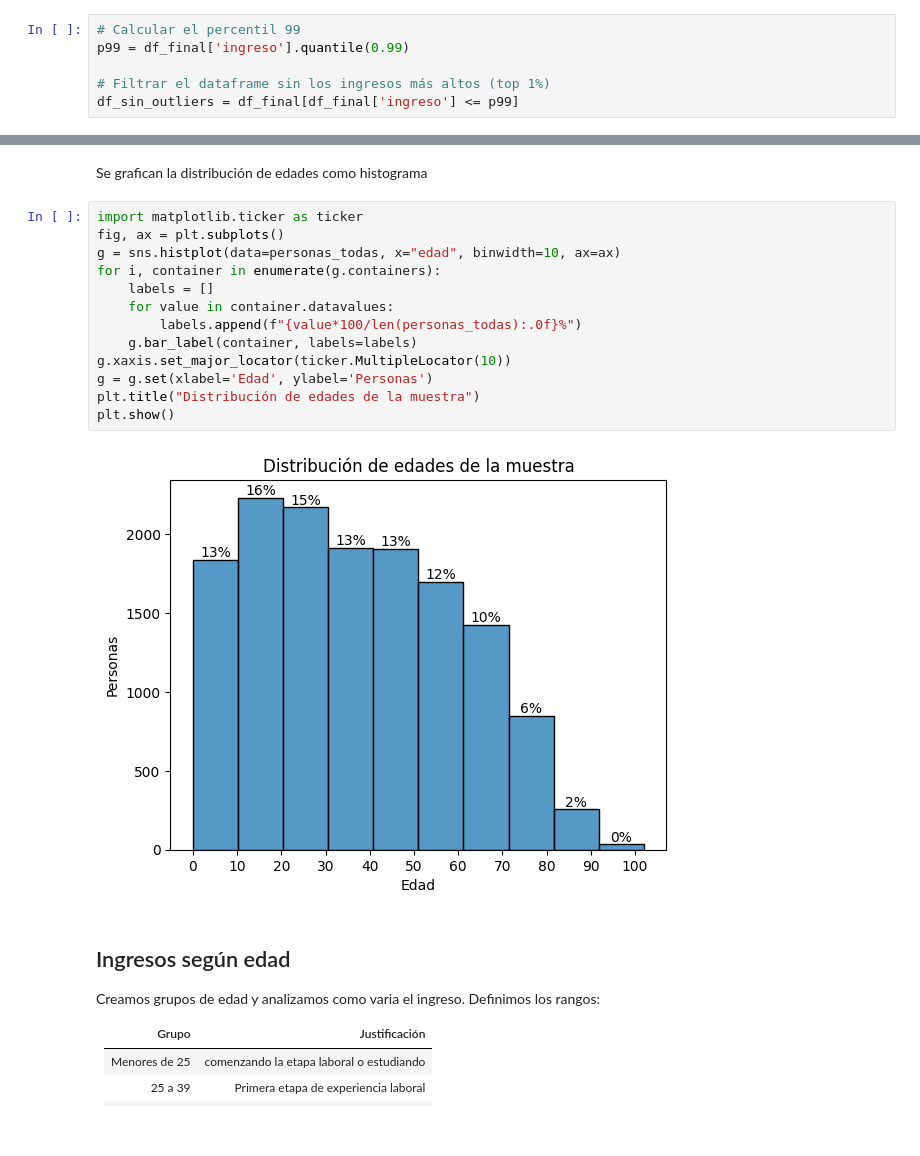
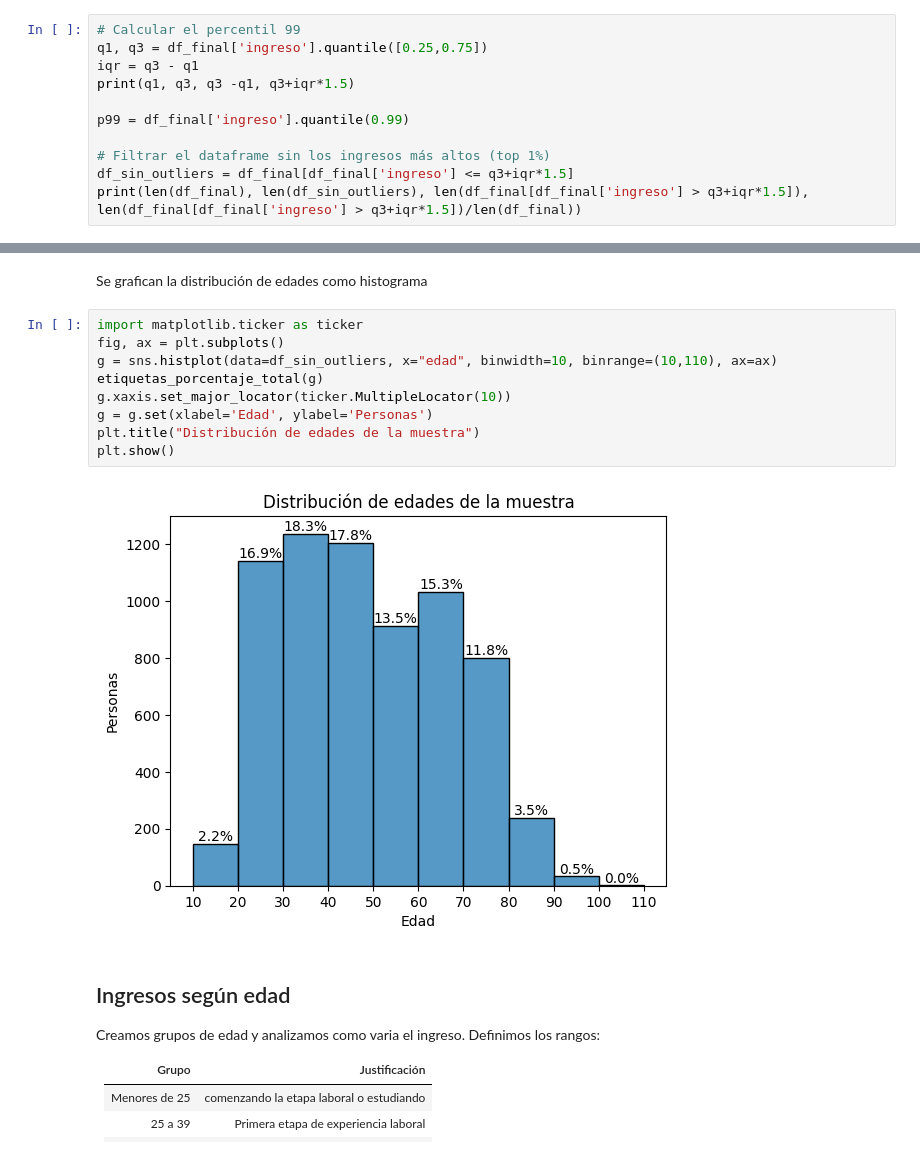
Before and after one commit to LMatiPerez/AnalisisDeDatosI_G5, a Jupyter notebook: procesamiento_bases.ipynb, the cells around one changed output, grey strips where cells are left out. Cells and saved outputs as stored; diff of their text form.

```diff
--- a/procesamiento_bases.ipynb
+++ b/procesamiento_bases.ipynb
@@ -402,7 +407,12 @@ La variable ingreso tiene valores muy altos que pueden distorsionar los resultad
 Por eso se decidió eliminar el 1% de los casos con ingresos más altos (a partir del percentil 99), para poder trabajar con una muestra más representativa de la mayoría de las personas.
 # %%
 # Calcular el percentil 99
+q1, q3 = df_final['ingreso'].quantile([0.25,0.75])
+iqr = q3 - q1
+print(q1, q3, q3 -q1, q3+iqr*1.5)
+
 p99 = df_final['ingreso'].quantile(0.99)
 
 # Filtrar el dataframe sin los ingresos más altos (top 1%)
-df_sin_outliers = df_final[df_final['ingreso'] <= p99]
+df_sin_outliers = df_final[df_final['ingreso'] <= q3+iqr*1.5]
+print(len(df_final), len(df_sin_outliers), len(df_final[df_final['ingreso'] > q3+iqr*1.5]), len(df_final[df_final['ingreso'] > q3+iqr*1.5])/len(df_final))
@@ -555,18 +568,14 @@ Se grafican la distribución de edades como histograma
 # %%
 import matplotlib.ticker as ticker
 fig, ax = plt.subplots()
-g = sns.histplot(data=personas_todas, x="edad", binwidth=10, ax=ax)
-for i, container in enumerate(g.containers):
-    labels = []
-    for value in container.datavalues:
-        labels.append(f"{value*100/len(personas_todas):.0f}%")
-    g.bar_label(container, labels=labels)
+g = sns.histplot(data=df_sin_outliers, x="edad", binwidth=10, binrange=(10,110), ax=ax)
+etiquetas_porcentaje_total(g)
 g.xaxis.set_major_locator(ticker.MultipleLocator(10))
 g = g.set(xlabel='Edad', ylabel='Personas')
 plt.title("Distribución de edades de la muestra")
 plt.show()
 # %% [output]
-[figure, old version]
+[figure, new version]
 # %% [markdown]
 ## Ingresos según edad
 
```
Also changed, not shown: parts of 24 cells of this notebook.
